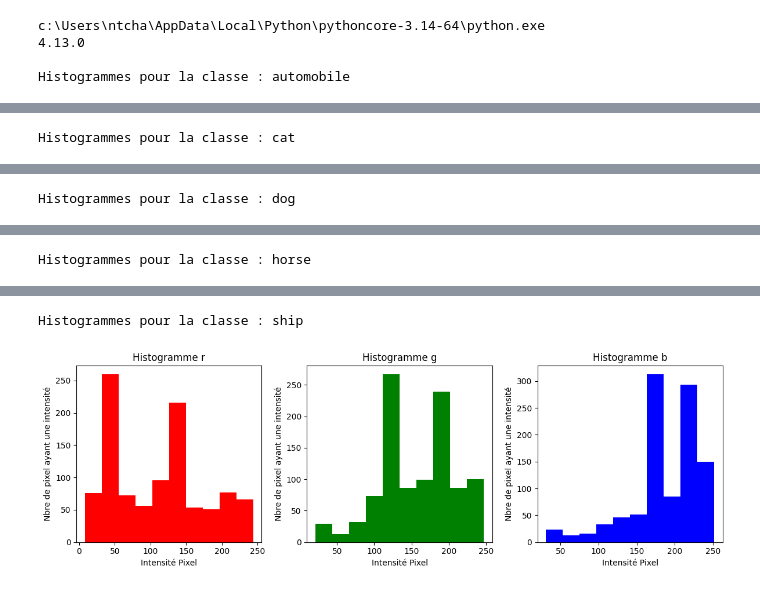
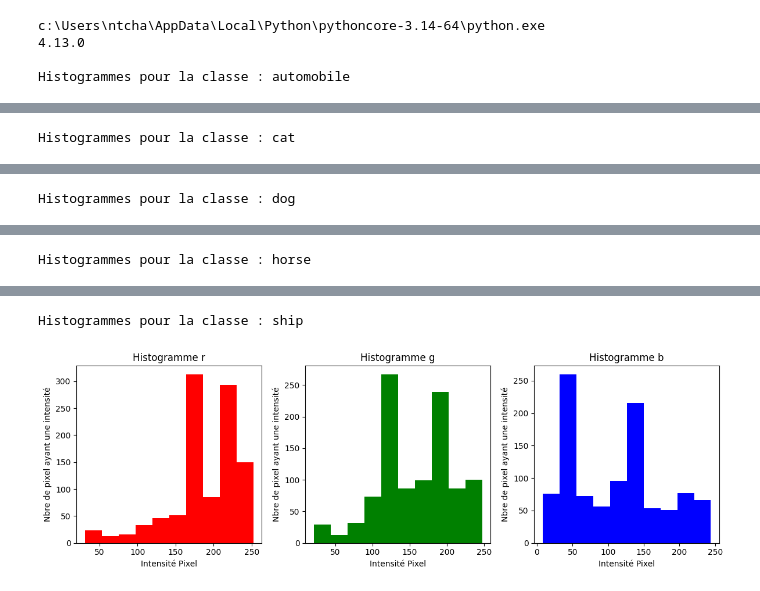
Before and after one commit to bag-hub/projetIA, a Jupyter notebook: projet.ipynb, the cells around one changed output, grey strips where cells are left out. Cells and saved outputs as stored; diff of their text form; code cells hidden in the pictures.

```diff
--- a/projet.ipynb
+++ b/projet.ipynb
@@ -140,8 +185,9 @@ print(cv2.__version__)
 #CHOIX DE FAMILLE DE CARACTERISTIQUE "Couleur et Seuillage"
 
 def caracteristiques_Couleur(image):
-    img = convertir_image(image)
-    fig, axes =  plt.subplots(1, 3, figsize=(12, 4))
+    img_base = convertir_image(image)
+    img = cv2.cvtColor(img_base, cv2.COLOR_BGR2RGB)
+    fig, axes = plt.subplots(1, 3, figsize=(12, 4))
     indice_couleur = [0, 1, 2]
     couleurs = ['r', 'g', 'b']
 
@@ -154,6 +200,7 @@ def caracteristiques_Couleur(image):
     plt.tight_layout()
     plt.show()
 
+#exécutuon que j'ai fait pour la caactériqtique couleur
 label_rec = {}
 
 for (i, name) in enumerate(label_names):
@@ -172,14 +219,85 @@ def caracteristiques_seuillage(image):
     gris = cv2.cvtColor(img, cv2.COLOR_RGB2GRAY)
     _,seuil = cv2.threshold(gris, 0, 255, cv2.THRESH_OTSU)
 
-    kernel = np.ones((3, 3))
-    ouverture = cv2.morphologyEx(seuil, cv2.MORPH_OPEN, kernel)
-    fermeture = cv2.morphologyEx(seuil, cv2.MORPH_CLOSE, kernel)
+    noyau = np.ones((3, 3))
+    ouverture = cv2.morphologyEx(seuil, cv2.MORPH_OPEN, noyau)
+    fermeture = cv2.morphologyEx(seuil, cv2.MORPH_CLOSE, noyau)
     prop_avant = np.mean(seuil == 255)
     prop_ouv = np.mean(ouverture == 255)
     prop_ferm = np.mean(fermeture == 255)
 
     return (seuil, ouverture, fermeture, prop_avant, prop_ouv, prop_ferm)
+
+#exécution que j'ai fait pour la caractéristique Seuillage
+for choix in classes:
+    code = label_rec[choix]
+    idx = np.where(regroup_label == code)[0][0] # On prend la première image de la classe
+    seuil, ouv, ferm, p_av, p_ou, p_fe = caracteristiques_seuillage(regroup_img[idx])
+    fig, axes = plt.subplots(1, 4, figsize=(15, 4))
+
+    # Image Originale (pour comparer)
+    axes[0].imshow(convertir_image(regroup_img[idx]))
+    axes[0].set_title("Original: {choix}\n")
+
+    #seuillage Otsu
+    axes[1].imshow(seuil, cmap='gray')
+    axes[1].set_title("Seuillage Otsu: {p_av}")
+    axes[1].axis("off")
+
+    #ouverture
+    axes[2].imshow(ouv, cmap='gray')
+    axes[2].set_title("Après Ouverture: {p_ou}")
+    axes[2].axis("off")
+
+    #fermetture
+    axes[3].imshow(ferm, cmap='gray')
+    axes[3].set_title("Après Fermeture: {p_fe}")
+    axes[3].axis("off")
+
+    plt.tight_layout()
+    plt.show()
+
+
+#Partie de Fusionnement
+
+def extraction_vecteur_couleur_et_morphologie(image):
+    img_base = convertir_image(image)
+    img = cv2.cvtColor(img_base, cv2.COLOR_BGR2RGB)
+
+    hist_r = cv2.calcHist([img], [0], None, [8], [0, 256]).flatten()
+    hist_g = cv2.calcHist([img], [1], None, [8], [0, 256]).flatten()
+    hist_b = cv2.calcHist([img], [2], None, [8], [0, 256]).flatten()
+    _, _, _, p_av, p_ou, p_fe = caracteristiques_seuillage(image)
+
+    recup_couleur = np.concatenate([hist_r, hist_g, hist_b]) / (32*32)
+    recup_morph = np.array([p_av, p_ou, p_fe])
+
+    return (recup_couleur, recup_morph)
+
+def fusionner(image):
+    extrac_couleur, extrac_morphologie = extraction_vecteur_couleur_et_morphologie(image)
+    tab = [extrac_couleur, extrac_morphologie]
+    vecteur = np.concatenate(tab)
+    return vecteur
+#teste de fusion
+
+
+#Construction matrice caractéristique
+
+print("Construction des matrices de caractéristiques...")
+
+F_train = []
+for img in regroup_img:
+    F_train.append(fusionner(img))
+F_train = np.array(F_train)
+
+F_test = []
+for img in X_test_raw:
+    F_test.append(fusionner(img))
+F_test = np.array(F_test)
+
+print("F_train :", F_train.shape)
+print("F_test  :", F_test.shape)
 # %% [output]
 c:\Users\ntcha\AppData\Local\Python\pythoncore-3.14-64\python.exe
 4.13.0
@@ -195,2 +313,2 @@ Histogrammes pour la classe : horse
 Histogrammes pour la classe : ship
-[figure, old version]
+[figure, new version]
```
Also changed, not shown: parts of 2 cells of this notebook.
